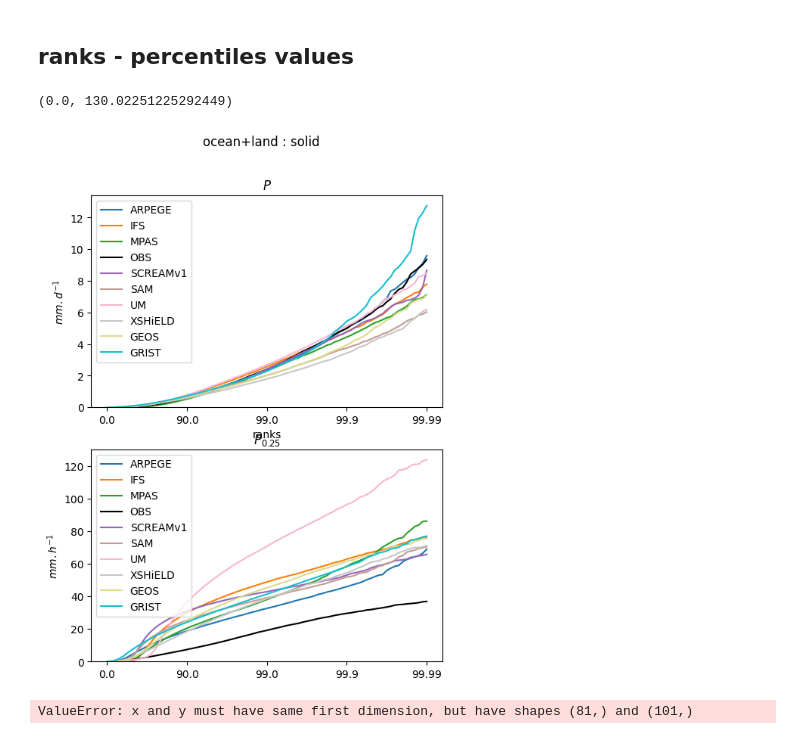
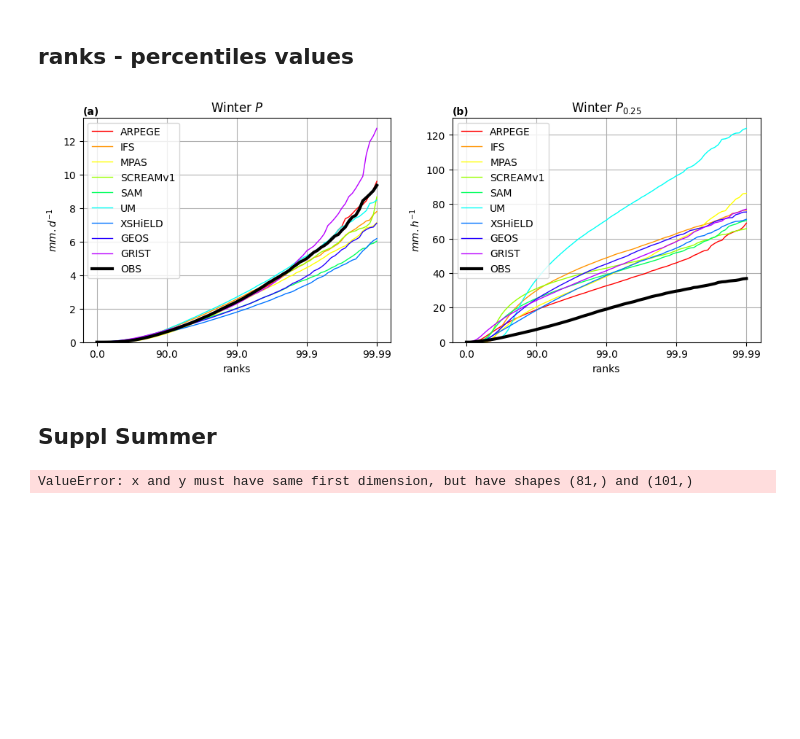
Before and after one commit to 19carenso/tempest, a Jupyter notebook: article/fig_suppl1.ipynb, the cells around one changed output. Cells and saved outputs as stored; diff of their text form; code cells hidden in the pictures; blank space fills up the shorter version.

```diff
--- a/article/fig_suppl1.ipynb
+++ b/article/fig_suppl1.ipynb
@@ -166,53 +138,55 @@ Overwrite set to true, so computing basics and saving them
 # %% [markdown]
 ## ranks - percentiles values
 # %%
-fig, axs = plt.subplots(2, 1, figsize = (6, 8))
+fig, axs = plt.subplots(1, 2, figsize = (12, 4))
 # plt.suptitle("ocean : '--' ; land : '..', ocean+land : solid")
-plt.suptitle("ocean+land : solid")
 
-colors = plt.cm.get_cmap('tab20', len(jds))
-
+# Plot colors per models
+num_colors = 10
+cmap = plt.get_cmap('hsv')
+color_values = np.linspace(0, 0.9, num_colors)
+model_colors = [cmap(value) for value in color_values]
+model_colors[2] = (1.0, 1.0, 0.0, 1.0) ## yellow
+model_colors[3] = (0.6, 1.0, 0.0, 1.0) ## greenish yellow
+colors = model_colors
 
 # for idx, (jd, jd_ocean, jd_land) in enumerate(zip(jds, jds_ocean, jds_land)):
 for idx, jd, jd_ocean, jd_land in zip(np.arange(len(jds_ocean)), jds, jds_ocean, jds_land):
 
     model, season = jd_ocean.name.split("_")[0], jd_ocean.name.split("_")[1]
     if season == "Winter":
-        color = colors(idx) if model != "OBS" else  "black"
+        color = colors[idx] if model != "OBS" else  "black"
+        lw = 1 if model != "OBS" else  3
         x = np.arange(len(jd_ocean.dist1.ranks))
 
-        axs[0].plot(x, jd.dist1.percentiles, label = model, color = color, linewidth = 1)
-        axs[1].plot(x, jd.dist2.percentiles, label = model, color = color)
-    # else :
+        axs[0].plot(x, jd.dist1.percentiles, label = model, color = color, linewidth = lw)
+        axs[1].plot(x, jd.dist2.percentiles, label = model, color = color, linewidth = lw)
 
-        # axs[0].plot(x, jd_ocean.dist1.percentiles,label = model, color = color, linestyle = '--')
-        # axs[1].plot(x, jd_ocean.dist2.percentiles, label = model, color = color, linestyle = '--')
-
-        # axs[0].plot(x, jd_land.dist1.percentiles,color = color, linestyle = 'dotted')
-        # axs[1].plot(x, jd_land.dist2.percentiles, color = color, linestyle = 'dotted')
 
 axs[0].legend()
 axs[1].legend()
 
-# axs[0].set_xticks(x[::10], np.round(jd.dist1.ranks[::10]))
-# axs[1].set_xticks(x[::10], np.round(jd.dist2.ranks[::10]))
-
 axs[0].set_xticks(x[::20], jd.dist1.ranks[::20])
 axs[1].set_xticks(x[::20], jd.dist2.ranks[::20])
 
-axs[0].set_title(r"$P$")
-axs[1].set_title(r"$P_{0.25}$")
+axs[0].set_title(r"Winter $P$")
+axs[0].text(-0., 1.05, "(a)", transform=axs[0].transAxes, fontweight='bold', va='top')
+
+axs[1].set_title(r"Winter $P_{0.25}$")
+axs[1].text(-0., 1.05, "(b)", transform=axs[1].transAxes, fontweight='bold', va='top')
 
 axs[0].set_xlabel(r"ranks")
+axs[1].set_xlabel(r"ranks")
 
 axs[0].set_ylabel(r"$mm.d^{-1}$")
 axs[1].set_ylabel(r"$mm.h^{-1}$")
 
 axs[0].set_ylim(bottom=0)
 axs[1].set_ylim(bottom=0)
-# axs[0].set_xticklabels(np.round(jd.dist1.ranks, 3))
-# axs[1].set_xticklabels(np.round(jd.dist2.ranks,3))
-# axs[0].set_yscale('log')
+
+axs[0].grid()
+axs[1].grid()
 # %% [output]
-(0.0, 130.02251225292449)
-[figure, old version]
+[figure, new version]
+# %% [markdown]
+## Suppl Summer
```
Also changed, not shown: parts of 3 cells of this notebook, 5 other files.
